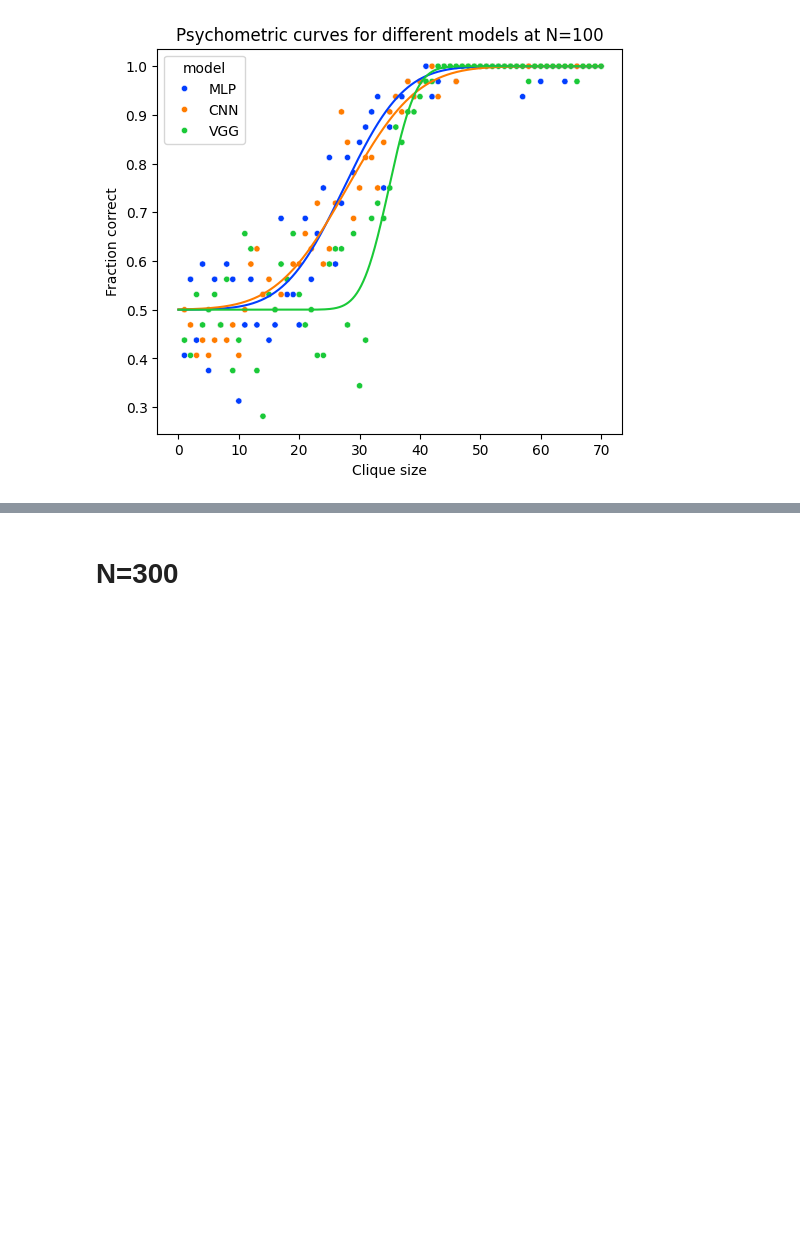
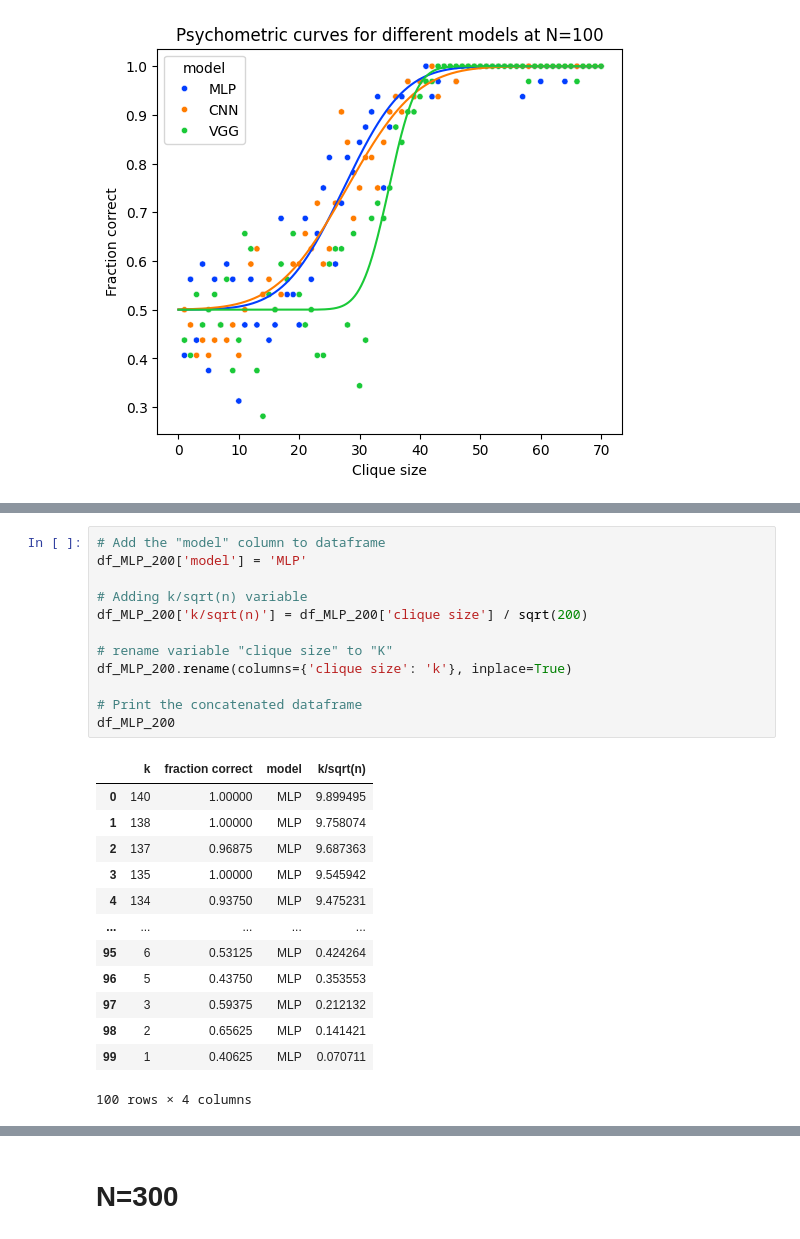
Before and after one commit to danieletirinnanzi/HUPLACLIP-NNs, a Jupyter notebook: scripts/data_fitting.ipynb, the cells around one changed output, grey strips where cells are left out. Saved outputs shown, nothing was run; the diff lists cells and outputs as text; blank space fills up the shorter version.

```diff
--- a/scripts/data_fitting.ipynb
+++ b/scripts/data_fitting.ipynb
@@ -222,0 +246,26 @@ plt.show()
+# %%
+# Add the "model" column to dataframe
+df_MLP_200['model'] = 'MLP'
+
+# Adding k/sqrt(n) variable
+df_MLP_200['k/sqrt(n)'] = df_MLP_200['clique size'] / sqrt(200)
+
+# rename variable "clique size" to "K"
+df_MLP_200.rename(columns={'clique size': 'k'}, inplace=True)
+
+# Print the concatenated dataframe
+df_MLP_200
+# %% [output]
+|  | k | fraction correct | model | k/sqrt(n) |
+| 0 | 140 | 1.00000 | MLP | 9.899495 |
+| 1 | 138 | 1.00000 | MLP | 9.758074 |
+| 2 | 137 | 0.96875 | MLP | 9.687363 |
+| 3 | 135 | 1.00000 | MLP | 9.545942 |
+| 4 | 134 | 0.93750 | MLP | 9.475231 |
+| ... | ... | ... | ... | ... |
+| 95 | 6 | 0.53125 | MLP | 0.424264 |
+| 96 | 5 | 0.43750 | MLP | 0.353553 |
+| 97 | 3 | 0.59375 | MLP | 0.212132 |
+| 98 | 2 | 0.65625 | MLP | 0.141421 |
+| 99 | 1 | 0.40625 | MLP | 0.070711 |
+100 rows × 4 columns
```
Also changed, not shown: parts of 4 cells of this notebook, 35 other files.
